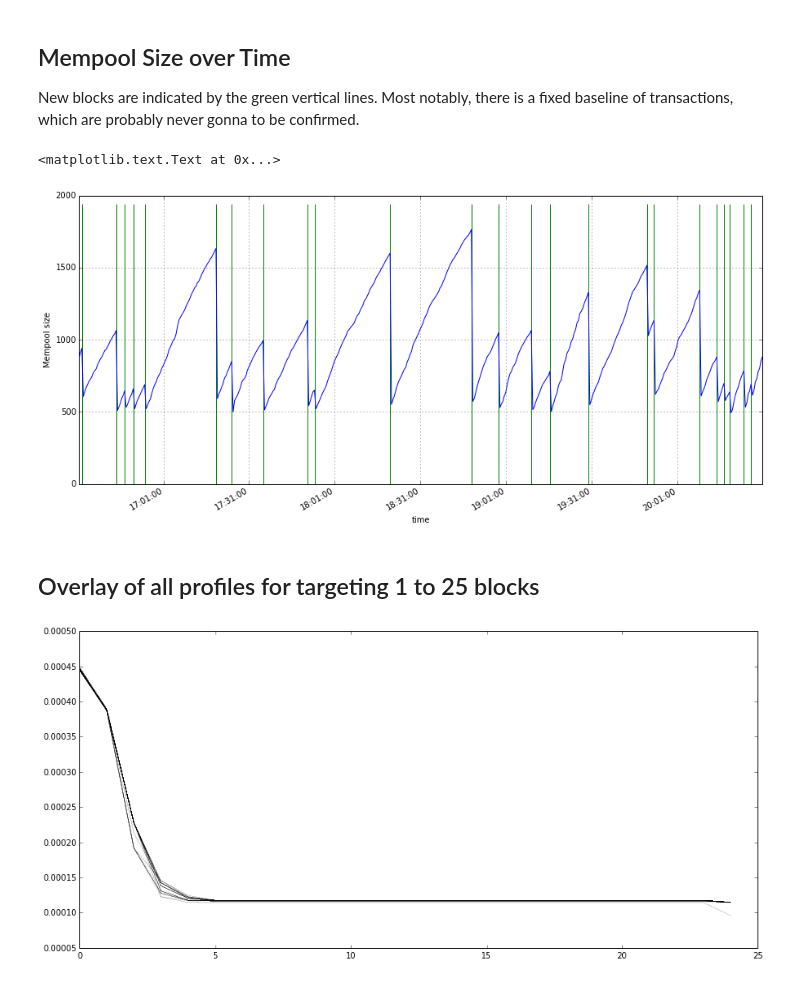
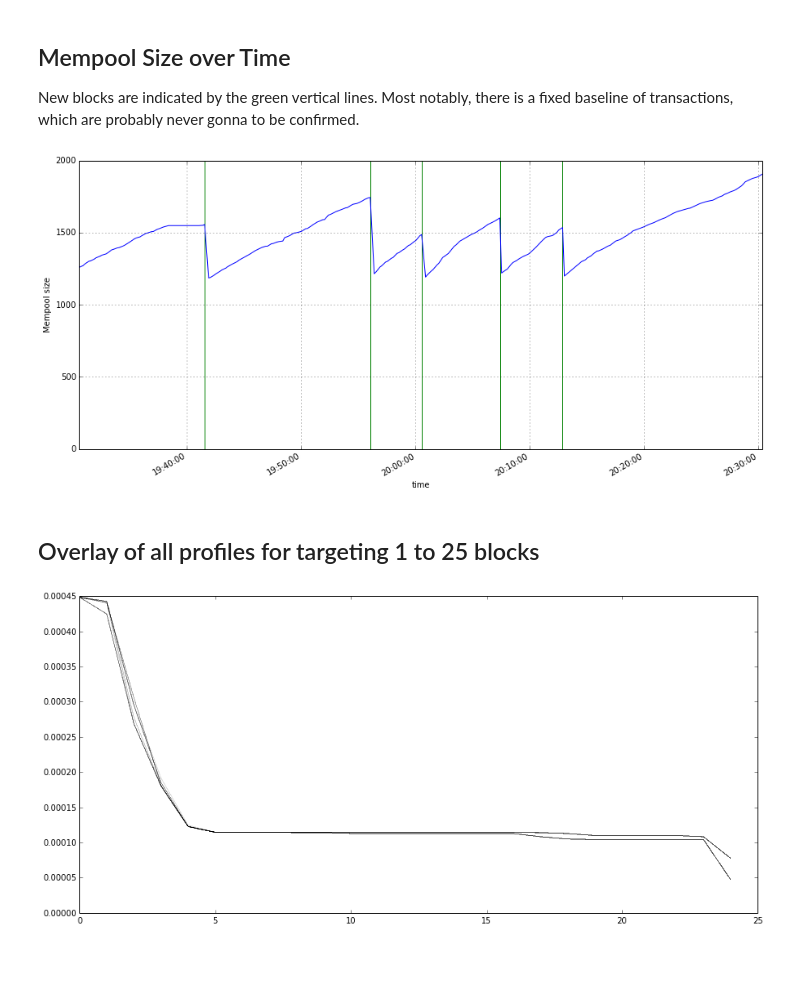
Before and after one commit to haraldschilly/bitcoin-floating-fee-statistics, a Jupyter notebook: estimatefee.ipynb, the cells around one changed output. Saved outputs shown, nothing was run; the diff lists cells and outputs as text; code cells hidden in the pictures.

```diff
--- a/estimatefee.ipynb
+++ b/estimatefee.ipynb
@@ -144,5 +157,5 @@ Reload it (not necessary)
 # %%
-data = pd.read_hdf("estimatefee.hdf5", "txfee")
+data = pd.read_hdf("float_fee_20140713_2054.hdf5", "txfee")
 # %% [markdown]
 ## Estimated Fees over Time
 
@@ -167,19 +181,18 @@ ax.vlines(new_block_times, 0, ct.values.max()*1.1, color="green")
 New blocks are indicated by the green vertical lines. Most notably, there is a fixed baseline of transactions, which are probably never gonna to be confirmed.
 # %%
 mps = data["info", "mempool_size"]
-ax = mps.plot()
+ax = mps.plot(ylim=0)
 ax.vlines(new_block_times, 0, mps.values.max()*1.1, color="green")
-plt.ylabel("Mempool size")
+_ = plt.ylabel("Mempool size")
 # %% [output]
-<matplotlib.text.Text at 0x...>
-[figure, old version]
+[figure, new version]
 # %% [markdown]
 ## Overlay of all profiles for targeting 1 to 25 blocks
 # %%
 fig = plt.figure()
-for line in data.confirm_target.iterrows():
+for line in data.estimate_fee.iterrows():
     plt.plot(line[1:][0], color="k", alpha=.01)
 # %% [output]
-[figure, old version]
+[figure, new version]
 # %%
 q = [0., .1, .25, .5, .75, .9, 1.]
```
Also changed, not shown: parts of 15 cells of this notebook, 1 other file.
